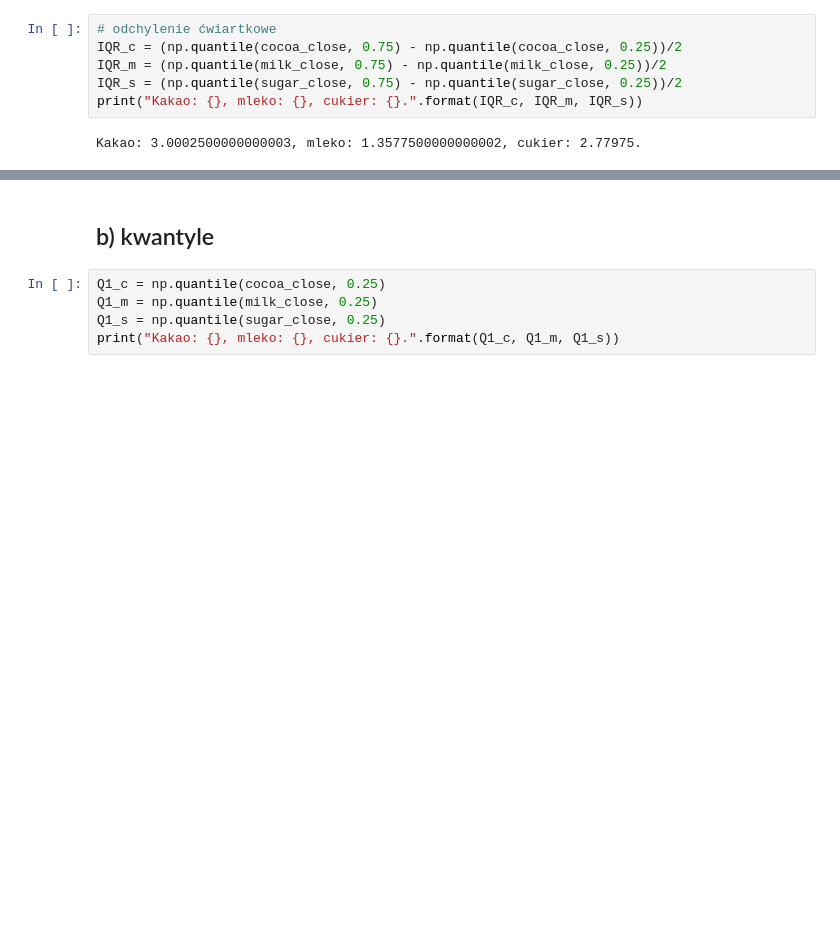
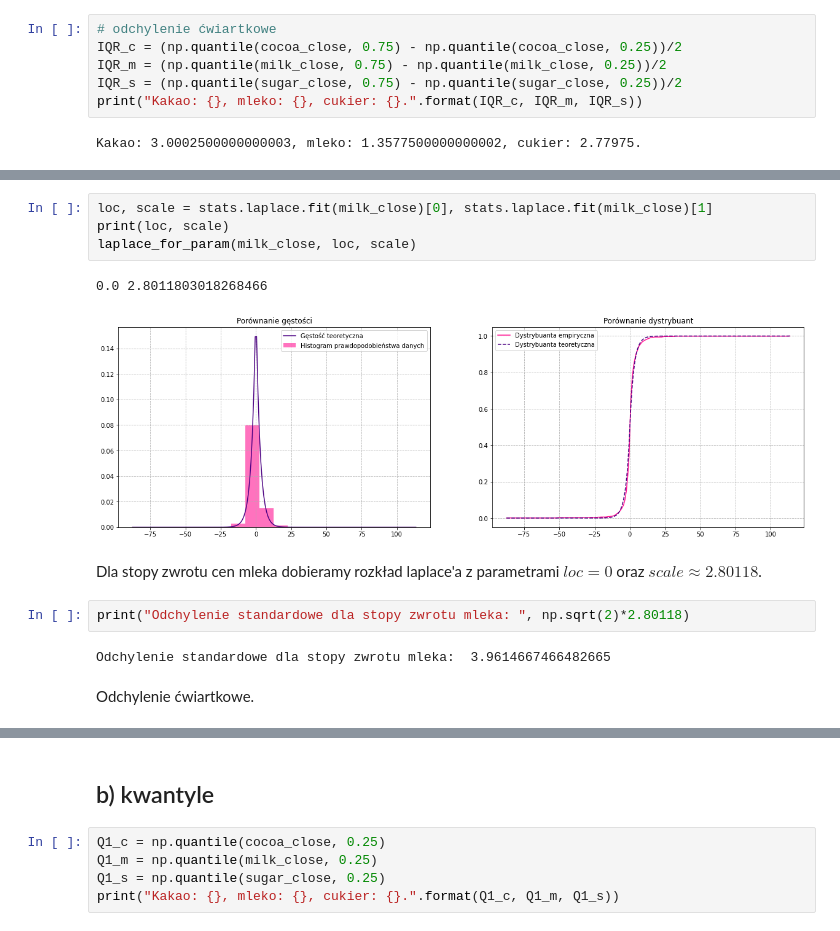
Before and after one commit to KatarzynaTurbanska/enterprise_risk_management, a Jupyter notebook: miary_ryzyka.ipynb, the cells around one changed output, grey strips where cells are left out. Saved outputs shown, nothing was run; the diff lists cells and outputs as text; blank space fills up the shorter version.

```diff
--- a/miary_ryzyka.ipynb
+++ b/miary_ryzyka.ipynb
@@ -216,0 +286,15 @@ Kakao: 3.0002500000000003, mleko: 1.3577500000000002, cukier: 2.77975.
+# %%
+loc, scale = stats.laplace.fit(milk_close)[0], stats.laplace.fit(milk_close)[1]
+print(loc, scale)
+laplace_for_param(milk_close, loc, scale)
+# %% [output]
+0.0 2.8011803018268466
+[figure, added]
+# %% [markdown]
+Dla stopy zwrotu cen mleka dobieramy rozkład laplace'a z parametrami $loc= 0$ oraz $scale \approx 2.80118$.
+# %%
+print("Odchylenie standardowe dla stopy zwrotu mleka: ", np.sqrt(2)*2.80118)
+# %% [output]
+Odchylenie standardowe dla stopy zwrotu mleka:  3.9614667466482665
+# %% [markdown]
+Odchylenie ćwiartkowe.
```
Also changed, not shown: parts of 25 cells of this notebook, 3 other files.
